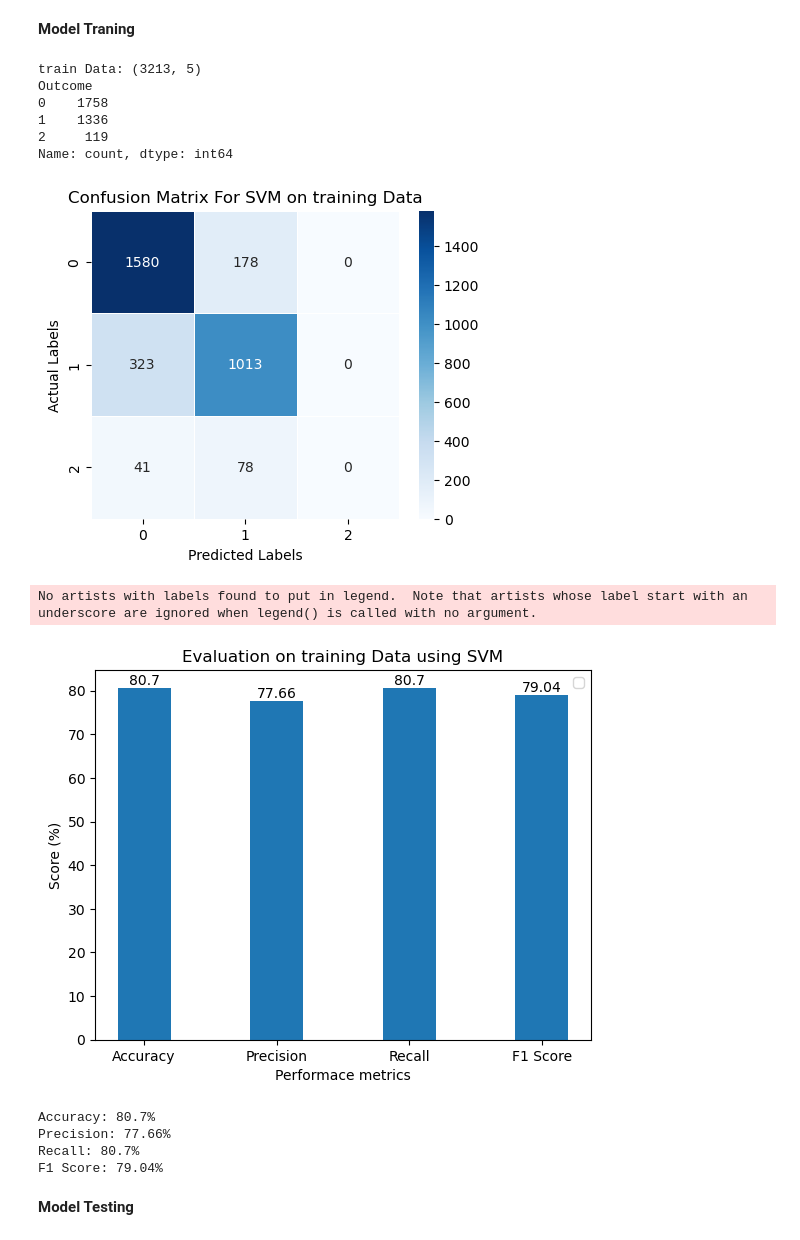
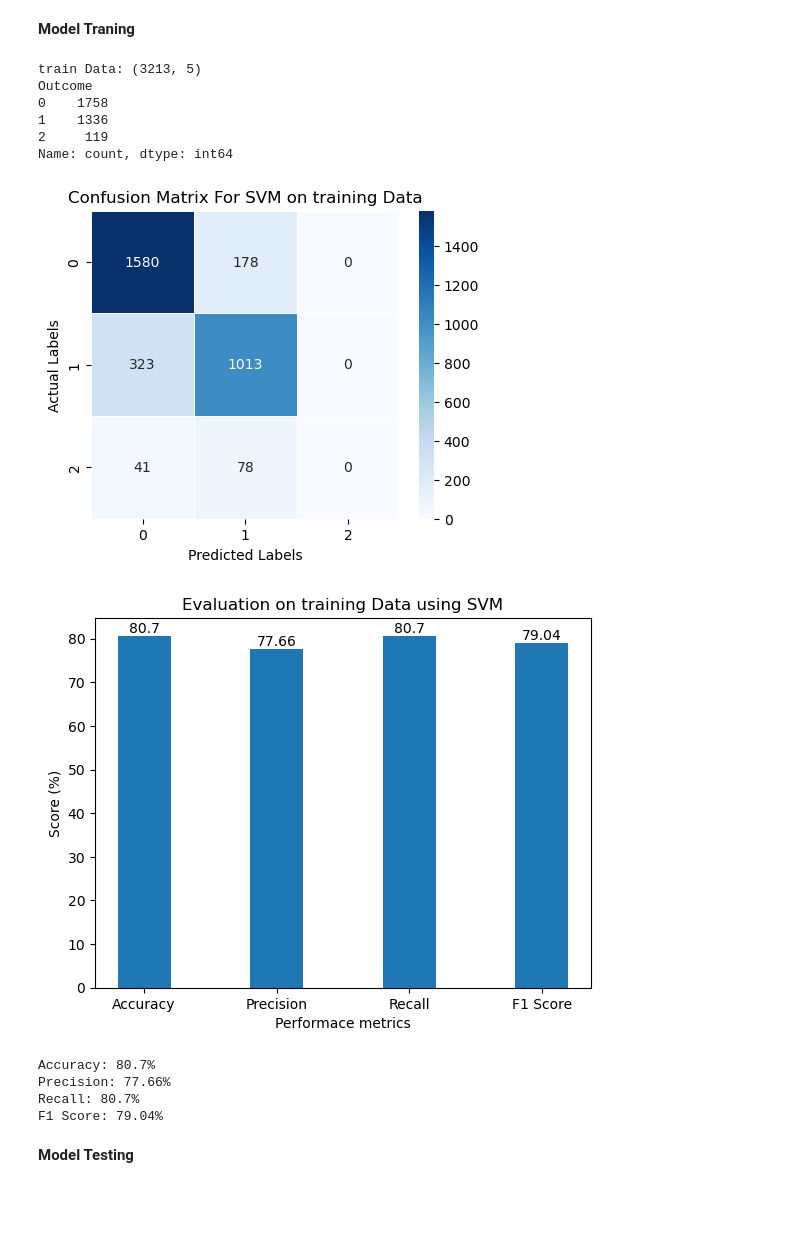
Before and after one commit to Dharmendrathapa3/Diabetes-Prediction, a Jupyter notebook: Diabetes_Prediction.ipynb, the cells around one changed output. Drawn from its saved outputs; the diff is of its cells as text; code cells hidden in the pictures; blank space fills up the shorter version.

```diff
--- a/Diabetes_Prediction.ipynb
+++ b/Diabetes_Prediction.ipynb
@@ -303,7 +312,7 @@ lr_test_f1 = round(f1_score(y_test, lr_test_pred,average='weighted')*100,2)
 X = ['Accuracy','Precision','Recall','F1 Score']
 evl_mpl = [lr_test_accuracy, lr_test_precision, lr_test_recall, lr_test_f1]
 X_axis = np.arange(len(X))
-bars=plt.bar(X_axis, evl_mpl, 0.4, label = 'LR')
+bars=plt.bar(X_axis, evl_mpl, 0.4)
 
 for bar in bars:
     height = bar.get_height()
@@ -313,7 +322,6 @@ plt.xticks(X_axis, X)
 plt.title("Evaluation on Testing Data using LR")
 plt.xlabel("Performace metrics")
 plt.ylabel("Score (%)")
-plt.legend()
 plt.show()
 ##################################
 
@@ -371,40 +379,38 @@ svm_train_f1 = round(f1_score(y_train, svm_train_pred,average='weighted')*100,2)
 
 ################ Bar Graph ################
 X = ['Accuracy','Precision','Recall','F1 Score']
 evl_mpl = [svm_train_accuracy, svm_train_precision, svm_train_recall, svm_train_f1]
 X_axis = np.arange(len(X))
 bars=plt.bar(X_axis, evl_mpl, 0.4)
 
 for bar in bars:
     height = bar.get_height()
     plt.text(bar.get_x() + bar.get_width() / 2, height,  # position: center top edge
      str(height), ha='center', va='bottom')
 plt.xticks(X_axis, X)
 plt.title("Evaluation on training Data using SVM")
 plt.xlabel("Performace metrics")
 plt.ylabel("Score (%)")
-plt.legend()
 plt.show()
 ##################################
 
 print(f'Accuracy: {svm_train_accuracy}%')
 print(f'Precision: {svm_train_precision}%')
 print(f'Recall: {svm_train_recall}%')
 print(f'F1 Score: {svm_train_f1}%')
 # %% [output]
 train Data: (3213, 5)
 Outcome
 0    1758
 1    1336
 2     119
 Name: count, dtype: int64
 [figure]
+[figure]
-No artists with labels found to put in legend.  Note that artists whose label start with an underscore are ignored when legend() is called with no argument.
+Accuracy: 80.7%
+Precision: 77.66%
+Recall: 80.7%
+F1 Score: 79.04%
-[figure]
-Accuracy: 80.7%
-Precision: 77.66%
-Recall: 80.7%
-F1 Score: 79.04%
 # %% [markdown]
 **Model Testing**
 # %%
```
Also changed, not shown: parts of 12 cells of this notebook.
